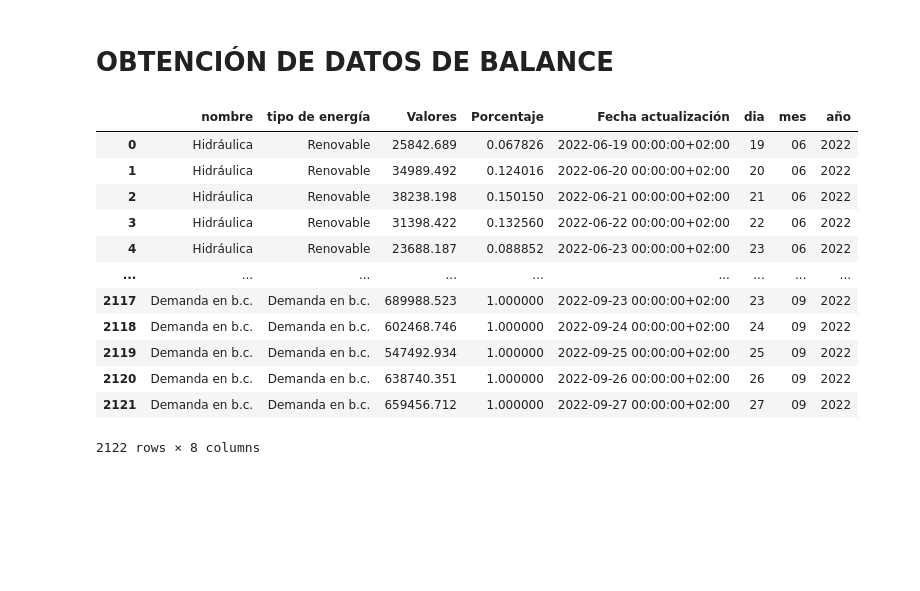
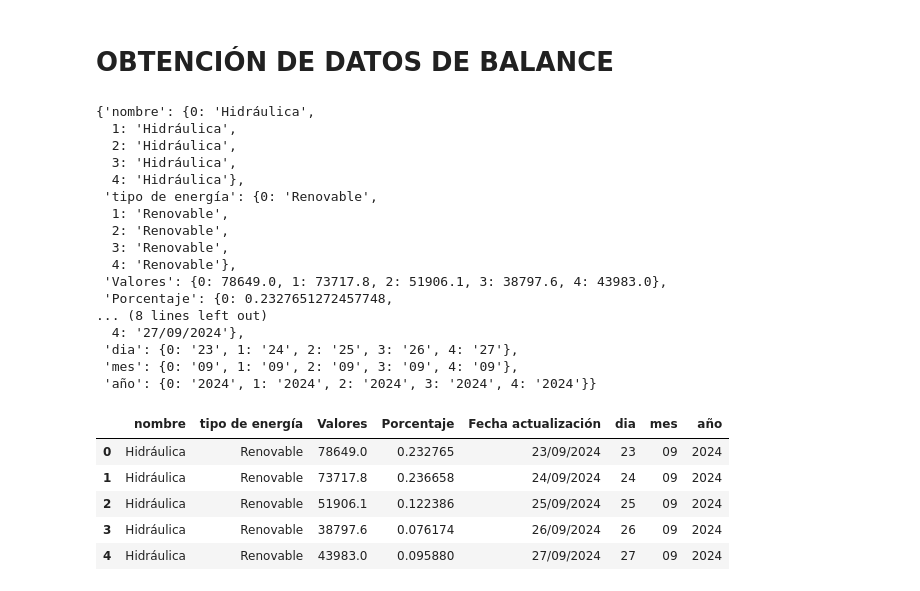
Before and after one commit to AcostaJoaquin/PFB-Grupo-B, a Jupyter notebook: Notebooks/Obtencion datos/datosdebalance.ipynb, the cells around one changed output. Saved outputs shown, nothing was run; the diff lists cells and outputs as text; code cells hidden in the pictures; blank space fills up the shorter version.

```diff
--- a/Notebooks/Obtencion datos/datosdebalance.ipynb
+++ b/Notebooks/Obtencion datos/datosdebalance.ipynb
@@ -136,20 +138,33 @@ input_año = int(input("¿Qué año?: ______________"))
 # %%
 #balance_datos(lang, category, widget, restaDia, input_año).to_csv('balance_electrico.csv')
+# %%
+df_balance.head(5).to_dict()
+# %% [output]
+{'nombre': {0: 'Hidráulica',
+  1: 'Hidráulica',
+  2: 'Hidráulica',
+  3: 'Hidráulica',
+  4: 'Hidráulica'},
+ 'tipo de energía': {0: 'Renovable',
+  1: 'Renovable',
+  2: 'Renovable',
+  3: 'Renovable',
+  4: 'Renovable'},
+ 'Valores': {0: 78649.0, 1: 73717.8, 2: 51906.1, 3: 38797.6, 4: 43983.0},
+ 'Porcentaje': {0: 0.2327651272457748,
+... (8 lines left out)
+  4: '27/09/2024'},
+ 'dia': {0: '23', 1: '24', 2: '25', 3: '26', 4: '27'},
+ 'mes': {0: '09', 1: '09', 2: '09', 3: '09', 4: '09'},
+ 'año': {0: '2024', 1: '2024', 2: '2024', 3: '2024', 4: '2024'}}
 # %%
-df_balance
+df_balance.head(5)
 # %% [output]
 |  | nombre | tipo de energía | Valores | Porcentaje | Fecha actualización | dia | mes | año |
-| 0 | Hidráulica | Renovable | 25842.689 | 0.067826 | 2022-06-19 00:00:00+02:00 | 19 | 06 | 2022 |
-| 1 | Hidráulica | Renovable | 34989.492 | 0.124016 | 2022-06-20 00:00:00+02:00 | 20 | 06 | 2022 |
-| 2 | Hidráulica | Renovable | 38238.198 | 0.150150 | 2022-06-21 00:00:00+02:00 | 21 | 06 | 2022 |
-| 3 | Hidráulica | Renovable | 31398.422 | 0.132560 | 2022-06-22 00:00:00+02:00 | 22 | 06 | 2022 |
-| 4 | Hidráulica | Renovable | 23688.187 | 0.088852 | 2022-06-23 00:00:00+02:00 | 23 | 06 | 2022 |
-| ... | ... | ... | ... | ... | ... | ... | ... | ... |
-| 2117 | Demanda en b.c. | Demanda en b.c. | 689988.523 | 1.000000 | 2022-09-23 00:00:00+02:00 | 23 | 09 | 2022 |
-| 2118 | Demanda en b.c. | Demanda en b.c. | 602468.746 | 1.000000 | 2022-09-24 00:00:00+02:00 | 24 | 09 | 2022 |
-| 2119 | Demanda en b.c. | Demanda en b.c. | 547492.934 | 1.000000 | 2022-09-25 00:00:00+02:00 | 25 | 09 | 2022 |
-| 2120 | Demanda en b.c. | Demanda en b.c. | 638740.351 | 1.000000 | 2022-09-26 00:00:00+02:00 | 26 | 09 | 2022 |
-| 2121 | Demanda en b.c. | Demanda en b.c. | 659456.712 | 1.000000 | 2022-09-27 00:00:00+02:00 | 27 | 09 | 2022 |
+| 0 | Hidráulica | Renovable | 78649.0 | 0.232765 | 23/09/2024 | 23 | 09 | 2024 |
+| 1 | Hidráulica | Renovable | 73717.8 | 0.236658 | 24/09/2024 | 24 | 09 | 2024 |
+| 2 | Hidráulica | Renovable | 51906.1 | 0.122386 | 25/09/2024 | 25 | 09 | 2024 |
+| 3 | Hidráulica | Renovable | 38797.6 | 0.076174 | 26/09/2024 | 26 | 09 | 2024 |
+| 4 | Hidráulica | Renovable | 43983.0 | 0.095880 | 27/09/2024 | 27 | 09 | 2024 |
-2122 rows × 8 columns
 # %%
 df_balance.to_csv('balance_electrico.csv')
```
Also changed, not shown: parts of 4 cells of this notebook, 4 other files.
